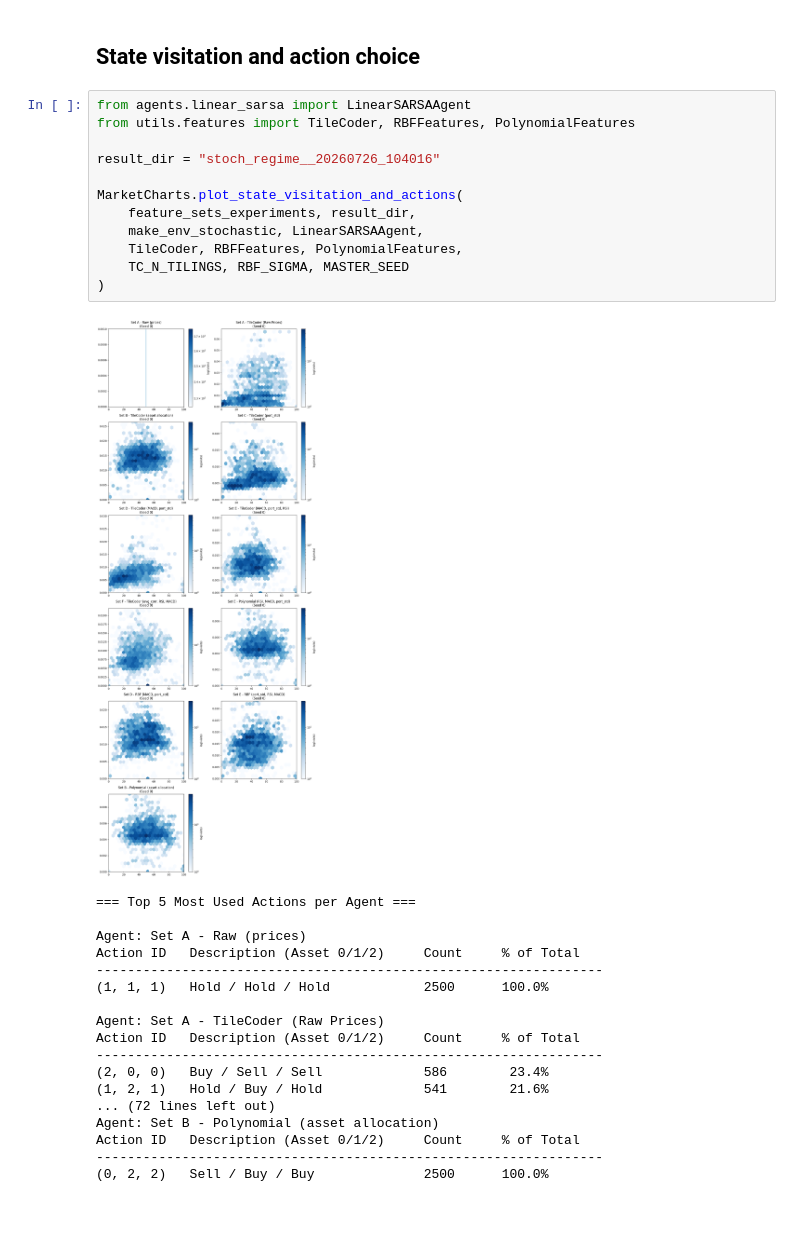
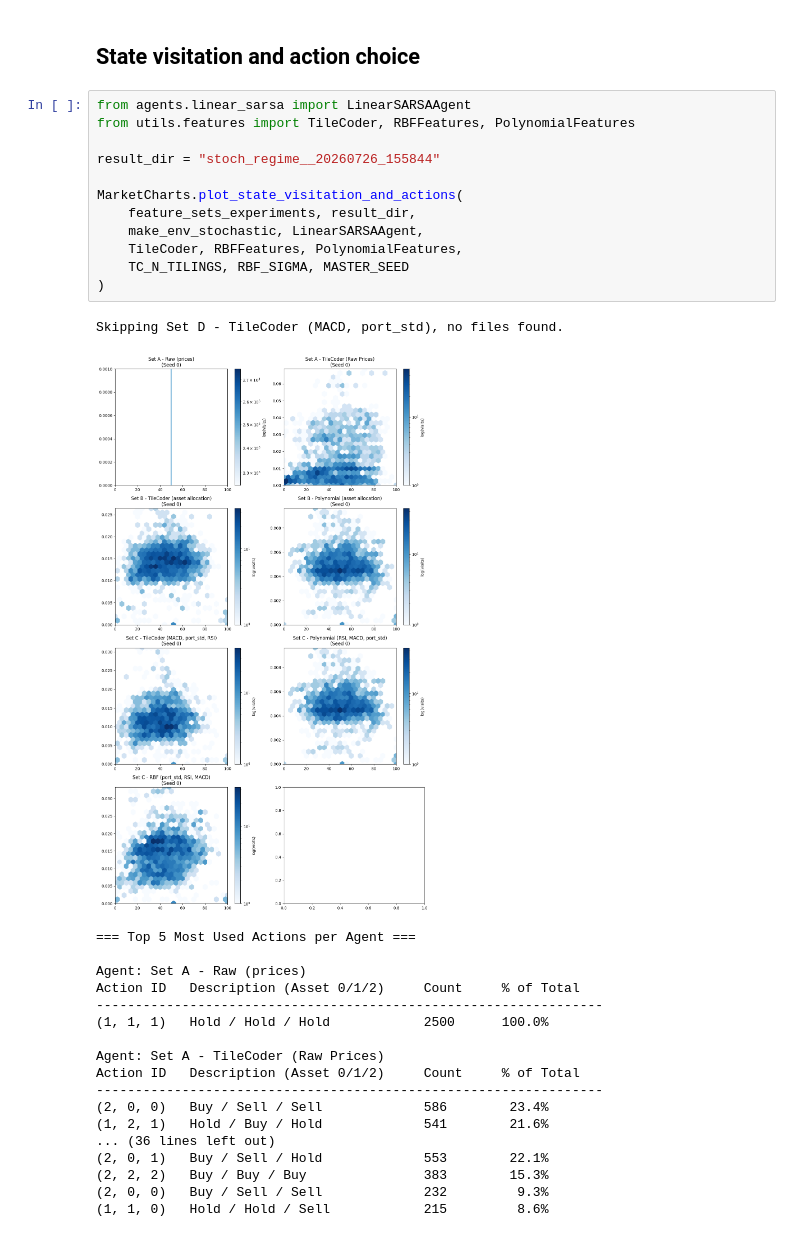
Before and after one commit to echo85/rl-market-maker, a Jupyter notebook: rl-market-maker.ipynb, the cells around one changed output. Drawn from its saved outputs; the diff is of its cells as text.

```diff
--- a/rl-market-maker.ipynb
+++ b/rl-market-maker.ipynb
@@ -334,34 +328,35 @@ Quickly training agents to populate weights for visualization...
 # %%
 from agents.linear_sarsa import LinearSARSAAgent
 from utils.features import TileCoder, RBFFeatures, PolynomialFeatures
 
-result_dir = "stoch_regime__20260726_104016"
+result_dir = "stoch_regime__20260726_155844"
 
 MarketCharts.plot_state_visitation_and_actions(
     feature_sets_experiments, result_dir,
     make_env_stochastic, LinearSARSAAgent,
     TileCoder, RBFFeatures, PolynomialFeatures,
     TC_N_TILINGS, RBF_SIGMA, MASTER_SEED
 )
 # %% [output]
+Skipping Set D - TileCoder (MACD, port_std), no files found.
-[figure, old version]
+[figure, new version]
-=== Top 5 Most Used Actions per Agent ===
-
-Agent: Set A - Raw (prices)
-Action ID   Description (Asset 0/1/2)     Count     % of Total
------------------------------------------------------------------
-(1, 1, 1)   Hold / Hold / Hold            2500      100.0%
-
-Agent: Set A - TileCoder (Raw Prices)
-Action ID   Description (Asset 0/1/2)     Count     % of Total
------------------------------------------------------------------
-(2, 0, 0)   Buy / Sell / Sell             586        23.4%
-(1, 2, 1)   Hold / Buy / Hold             541        21.6%
-... (72 lines left out)
-Agent: Set B - Polynomial (asset allocation)
-Action ID   Description (Asset 0/1/2)     Count     % of Total
------------------------------------------------------------------
-(0, 2, 2)   Sell / Buy / Buy              2500      100.0%
+=== Top 5 Most Used Actions per Agent ===
+
+Agent: Set A - Raw (prices)
+Action ID   Description (Asset 0/1/2)     Count     % of Total
+-----------------------------------------------------------------
+(1, 1, 1)   Hold / Hold / Hold            2500      100.0%
+
+Agent: Set A - TileCoder (Raw Prices)
+Action ID   Description (Asset 0/1/2)     Count     % of Total
+-----------------------------------------------------------------
+(2, 0, 0)   Buy / Sell / Sell             586        23.4%
+(1, 2, 1)   Hold / Buy / Hold             541        21.6%
+... (36 lines left out)
+(2, 0, 1)   Buy / Sell / Hold             553        22.1%
+(2, 2, 2)   Buy / Buy / Buy               383        15.3%
+(2, 0, 0)   Buy / Sell / Sell             232         9.3%
+(1, 1, 0)   Hold / Hold / Sell            215         8.6%
 # %%
 from experiments.feature_configs import load_results
 
```
Also changed, not shown: parts of 9 cells of this notebook, 1 other file.
